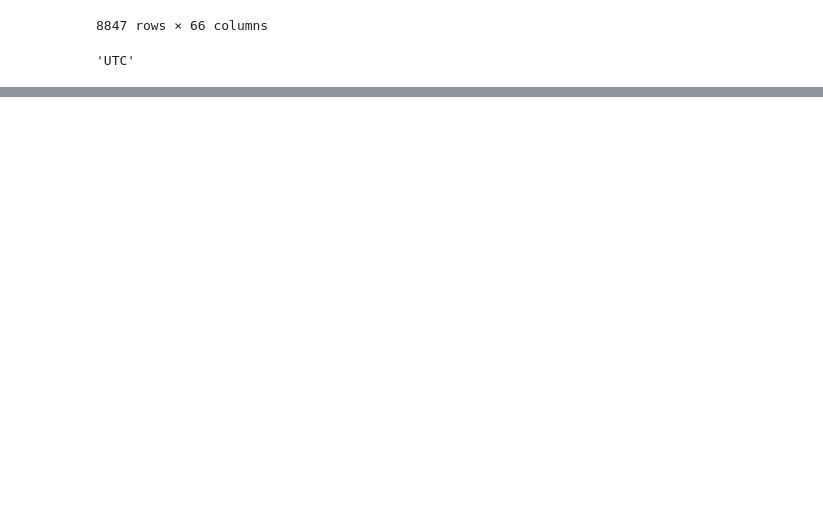
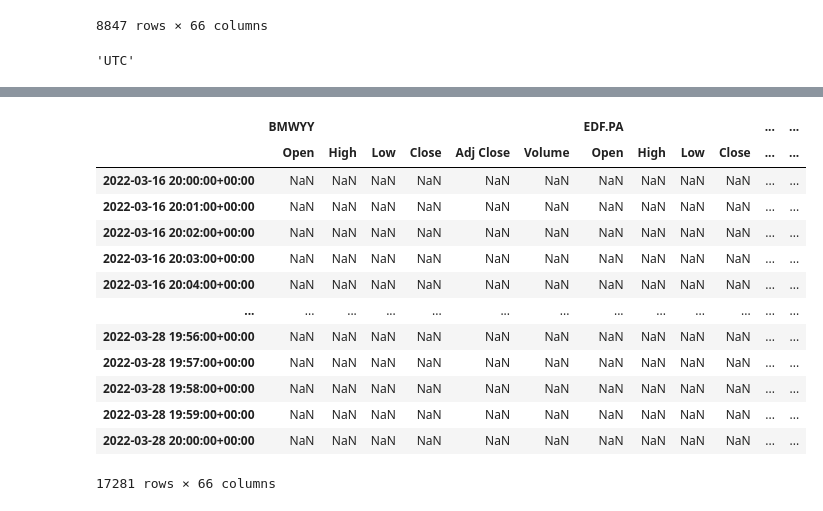
Before and after one commit to s4mc4d/data_collection_yfinance, a Jupyter notebook: notebooks/yfinance_test.ipynb, the cells around one changed output, grey strips where cells are left out. Saved outputs shown, nothing was run; the diff lists cells and outputs as text; code cells hidden in the pictures; blank space fills up the shorter version.

```diff
--- a/notebooks/yfinance_test.ipynb
+++ b/notebooks/yfinance_test.ipynb
@@ -383,0 +386,18 @@ pd.read_pickle("/Users/sam/Documents/DEV/JEDHA/PROJET_FINAL/data_collection_yfin
+# %%
+clean = pd.read_pickle("/Users/sam/Documents/DEV/JEDHA/PROJET_FINAL/data_collection_yfinance/data/intermediate/clean_all_tickers_1min.pkl")
+clean
+# %% [output]
+|  | BMWYY |  |  |  |  |  | EDF.PA |  |  |  | ... | ... |
+|  | Open | High | Low | Close | Adj Close | Volume | Open | High | Low | Close | ... | ... |
+| 2022-03-16 20:00:00+00:00 | NaN | NaN | NaN | NaN | NaN | NaN | NaN | NaN | NaN | NaN | ... | ... |
+| 2022-03-16 20:01:00+00:00 | NaN | NaN | NaN | NaN | NaN | NaN | NaN | NaN | NaN | NaN | ... | ... |
+| 2022-03-16 20:02:00+00:00 | NaN | NaN | NaN | NaN | NaN | NaN | NaN | NaN | NaN | NaN | ... | ... |
+| 2022-03-16 20:03:00+00:00 | NaN | NaN | NaN | NaN | NaN | NaN | NaN | NaN | NaN | NaN | ... | ... |
+| 2022-03-16 20:04:00+00:00 | NaN | NaN | NaN | NaN | NaN | NaN | NaN | NaN | NaN | NaN | ... | ... |
+| ... | ... | ... | ... | ... | ... | ... | ... | ... | ... | ... | ... | ... |
+| 2022-03-28 19:56:00+00:00 | NaN | NaN | NaN | NaN | NaN | NaN | NaN | NaN | NaN | NaN | ... | ... |
+| 2022-03-28 19:57:00+00:00 | NaN | NaN | NaN | NaN | NaN | NaN | NaN | NaN | NaN | NaN | ... | ... |
+| 2022-03-28 19:58:00+00:00 | NaN | NaN | NaN | NaN | NaN | NaN | NaN | NaN | NaN | NaN | ... | ... |
+| 2022-03-28 19:59:00+00:00 | NaN | NaN | NaN | NaN | NaN | NaN | NaN | NaN | NaN | NaN | ... | ... |
+| 2022-03-28 20:00:00+00:00 | NaN | NaN | NaN | NaN | NaN | NaN | NaN | NaN | NaN | NaN | ... | ... |
+17281 rows × 66 columns
```
Also changed, not shown: parts of 2 cells of this notebook, 1 other file.
